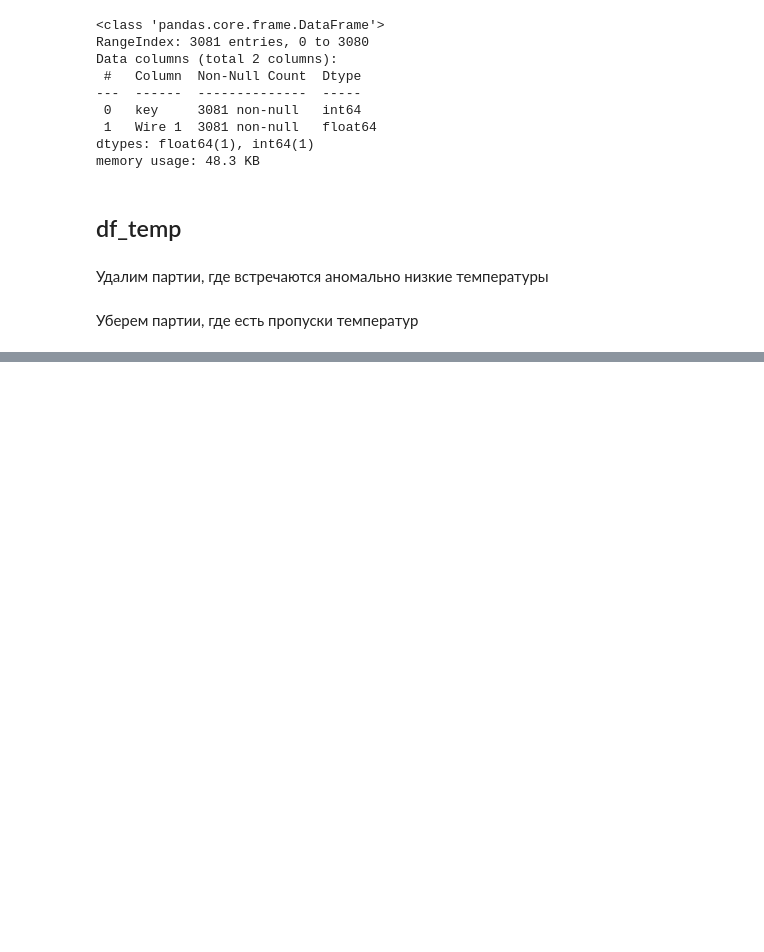
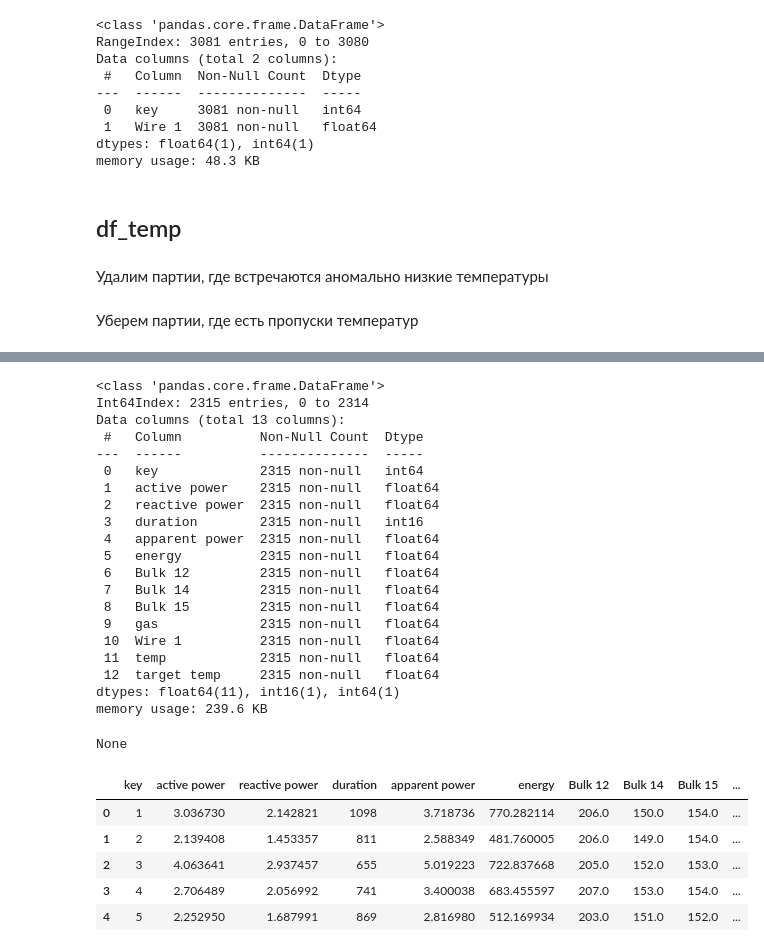
Before and after one commit to alex-blessed/YandexP-projects, a Jupyter notebook: Steel.ipynb, the cells around one changed output, grey strips where cells are left out. Cells and saved outputs as stored; diff of their text form; code cells hidden in the pictures; blank space fills up the shorter version.

```diff
--- a/Steel.ipynb
+++ b/Steel.ipynb
@@ -687,0 +704,41 @@ grouped.droplevel(0, axis=1).reset_index()
+# %%
+df_general = pd.merge(
+    left=df_arc, right=df_bulk, how='inner', on='key')
+df_general = pd.merge(
+    df_general, df_gas, 'inner', 'key')
+df_general = pd.merge(
+    df_general, df_wire, 'inner', 'key')
+df_general = pd.merge(
+    df_general, df_temp, 'inner', 'key')
+df_general.drop('key', axis=1, inplace=True)
+# %%
+display(df_general.info())
+df_general.head()
+# %% [output]
+<class 'pandas.core.frame.DataFrame'>
+Int64Index: 2315 entries, 0 to 2314
+Data columns (total 13 columns):
+ #   Column          Non-Null Count  Dtype
+---  ------          --------------  -----
+ 0   key             2315 non-null   int64
+ 1   active power    2315 non-null   float64
+ 2   reactive power  2315 non-null   float64
+ 3   duration        2315 non-null   int16
+ 4   apparent power  2315 non-null   float64
+ 5   energy          2315 non-null   float64
+ 6   Bulk 12         2315 non-null   float64
+ 7   Bulk 14         2315 non-null   float64
+ 8   Bulk 15         2315 non-null   float64
+ 9   gas             2315 non-null   float64
+ 10  Wire 1          2315 non-null   float64
+ 11  temp            2315 non-null   float64
+ 12  target temp     2315 non-null   float64
+dtypes: float64(11), int16(1), int64(1)
+memory usage: 239.6 KB
+None
+|  | key | active power | reactive power | duration | apparent power | energy | Bulk 12 | Bulk 14 | Bulk 15 | ... |
+| 0 | 1 | 3.036730 | 2.142821 | 1098 | 3.718736 | 770.282114 | 206.0 | 150.0 | 154.0 | ... |
+| 1 | 2 | 2.139408 | 1.453357 | 811 | 2.588349 | 481.760005 | 206.0 | 149.0 | 154.0 | ... |
+| 2 | 3 | 4.063641 | 2.937457 | 655 | 5.019223 | 722.837668 | 205.0 | 152.0 | 153.0 | ... |
+| 3 | 4 | 2.706489 | 2.056992 | 741 | 3.400038 | 683.455597 | 207.0 | 153.0 | 154.0 | ... |
+| 4 | 5 | 2.252950 | 1.687991 | 869 | 2.816980 | 512.169934 | 203.0 | 151.0 | 152.0 | ... |
```
Also changed, not shown: parts of 6 cells of this notebook.
